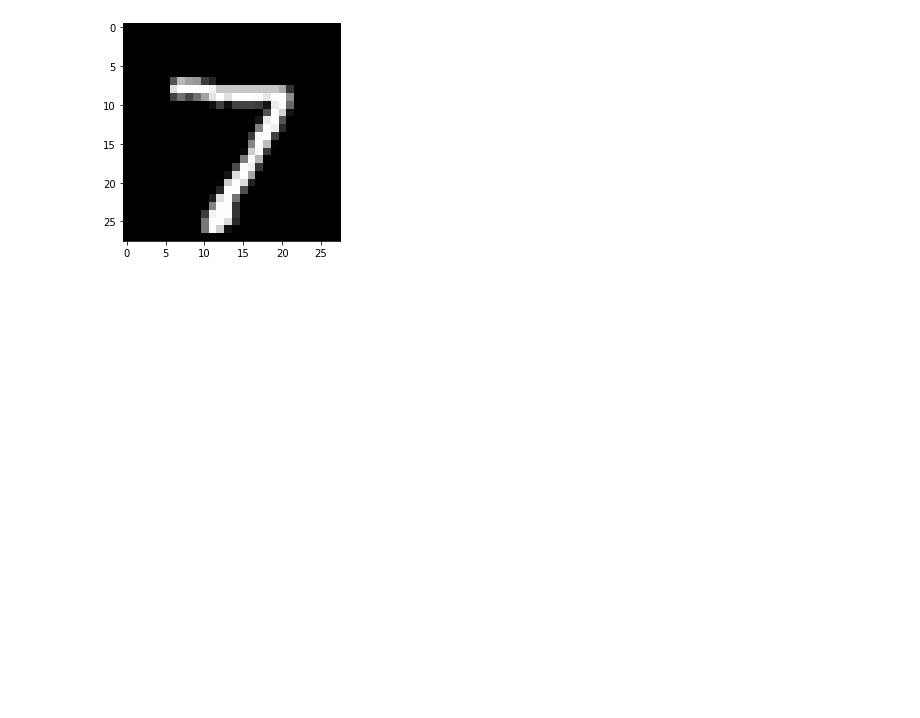
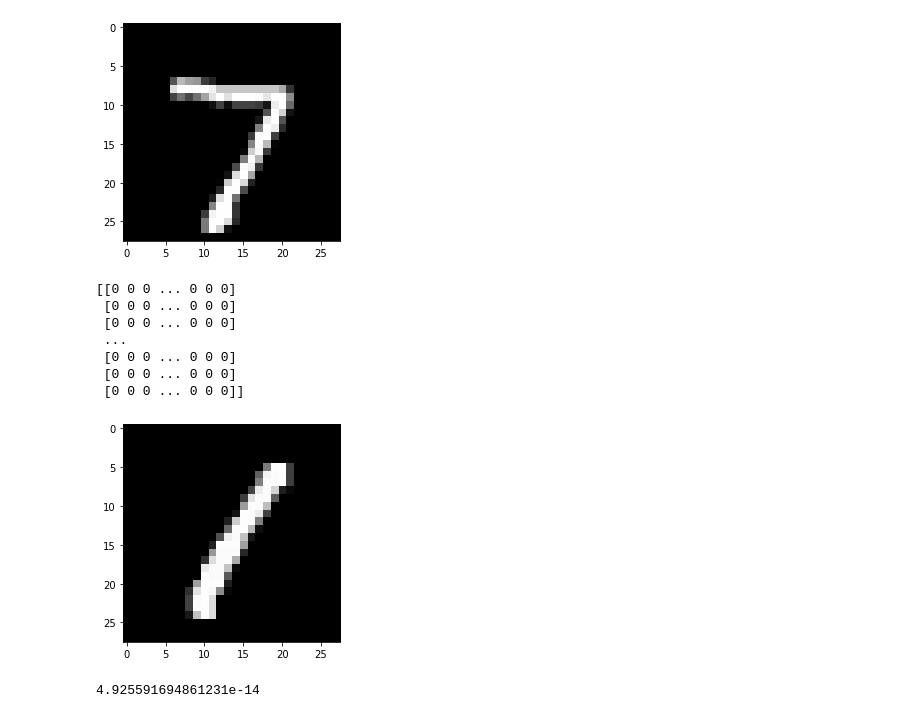
Before and after one commit to RX-0-95/linear_classifier_proj1, a Jupyter notebook: proj_linear_classifier_notebk.ipynb, the cells around one changed output. Saved outputs shown, nothing was run; the diff lists cells and outputs as text; code cells hidden in the pictures; blank space fills up the shorter version.

```diff
--- a/proj_linear_classifier_notebk.ipynb
+++ b/proj_linear_classifier_notebk.ipynb
@@ -84,9 +82,25 @@ class MyClassifier:
         # looks like "self.W = a" and "self.w = b" for some variables "a"
         # and "b".
 
+        a = cp.Variable(IMG_COL*IMG_ROW)
+        b = cp.Variable(1)
+        #the size of z is the count of the set of train_data
+        z = cp.Variable(len(train_label))
+
+        #constrains\
+        constraints = []
+        for i in range(0, len(train_label)):
+            print("length of a: ", len(a))
+            constraints += [
+                z[i]>=0,
+                (1-train_label[i]*(a.T@train_data[i])<=z[i])
+            ]
+        prob = cp.Problem(cp.Minimize(sum(z)),constraints)
+
+        prob.slove()
 
 
-        print() #you can erase this line
+        print(a) #you can erase this line
 
 
     def f(self,input):
@@ -145,3 +159,46 @@ class MyClassifier:
         # inputs.
 
         print() #you can erase this line
+# %%
+#Test the classifier
+classifier = MyClassifier(2, IMG_COL*IMG_ROW)
+
+
+
+
+Train_data_17,Train_label_17 = extract_two_digit(1,7,Train_data,Train_lable)
+print(Train_data_17)
+a = cp.Variable(IMG_COL*IMG_ROW)
+b = cp.Variable(1)
+#the size of z is the count of the set of train_data
+z = cp.Variable(len(Train_lable_17))
+
+printImg(Train_data_17[0])
+
+#constrains\
+constraints = []
+for i in range(0, len(Train_label_17)):
+    #print("length of train data: ", len(Train_data_17[i]))
+    s=1
+    if(Train_label_17[i]==7):
+        s = -1
+    constraints += [
+        z[i]>=0,
+        (1-s*(a.T@Train_data_17[i]+b))<=z[i]
+    ]
+prob = cp.Problem(cp.Minimize(sum(z)),constraints)
+
+prob.solve()
+
+#print(" \n value of a", a.value)
+#print("\n value of b",b.value )
+# %% [output]
+[[0 0 0 ... 0 0 0]
+ [0 0 0 ... 0 0 0]
+ [0 0 0 ... 0 0 0]
+ ...
+ [0 0 0 ... 0 0 0]
+ [0 0 0 ... 0 0 0]
+ [0 0 0 ... 0 0 0]]
+[figure, added]
+4.925591694861231e-14
```
Also changed, not shown: parts of 2 cells of this notebook, 1 other file.
